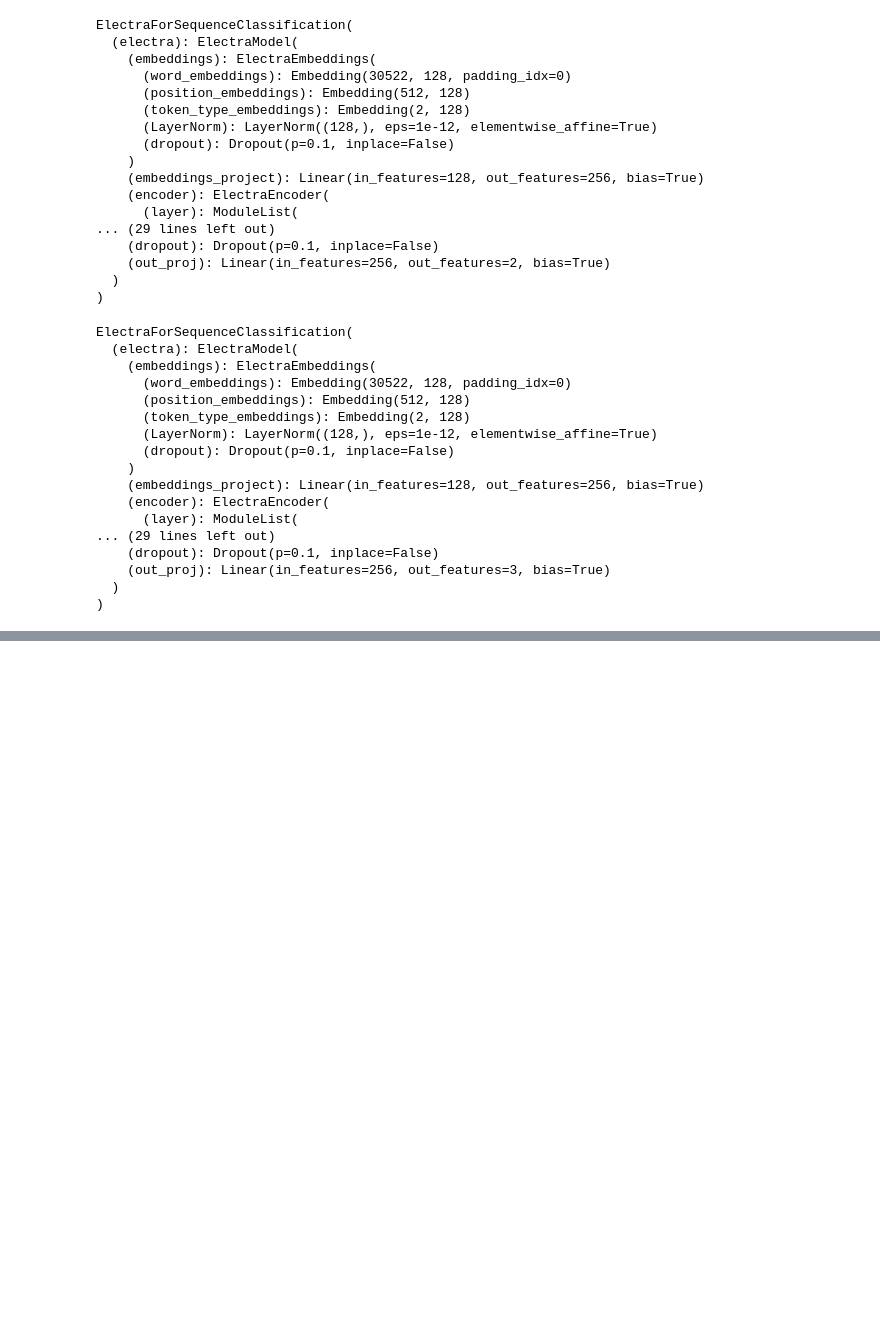
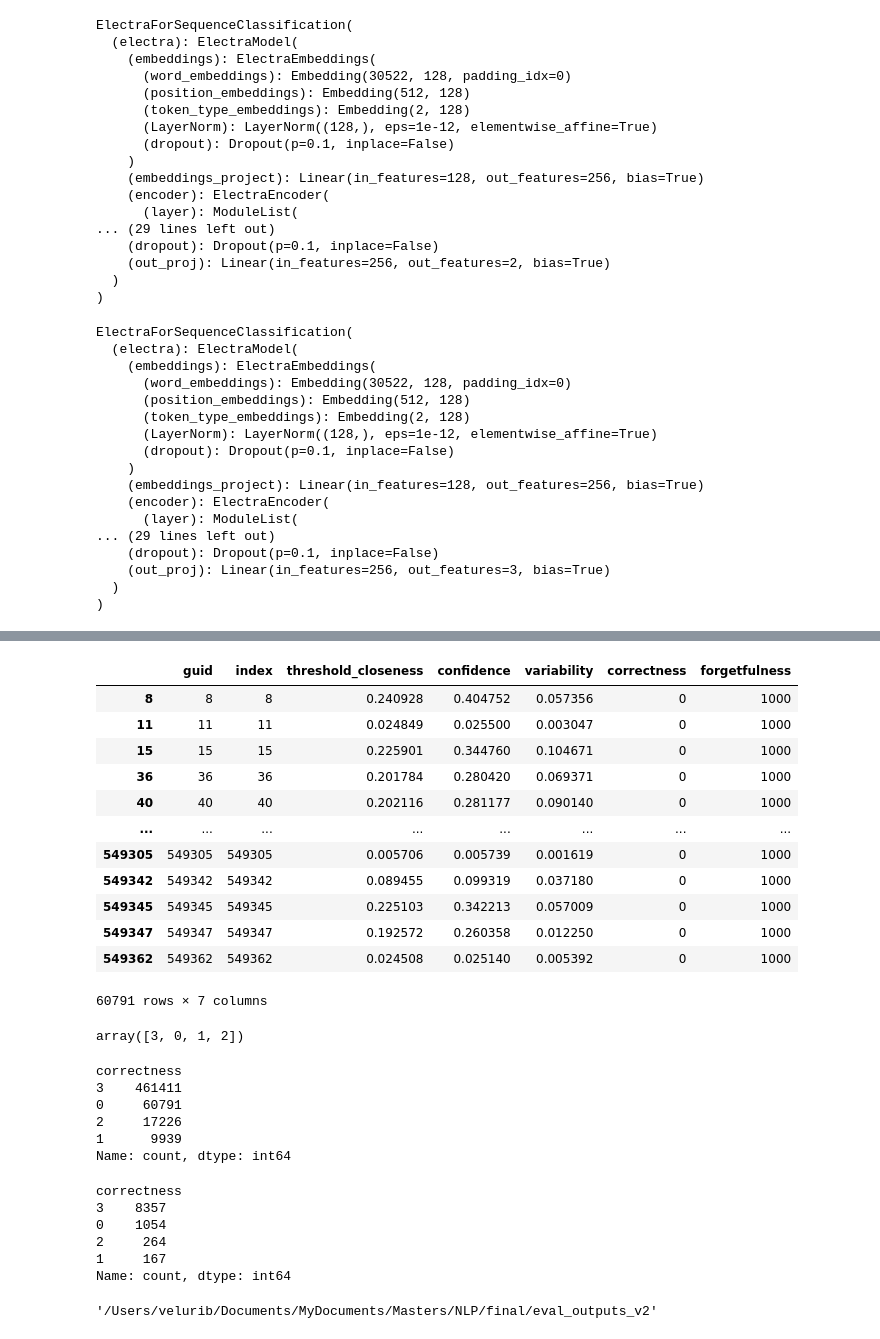
Before and after one commit to veluribharath/nlp-final, a Jupyter notebook: Explore Model Output.ipynb, the cells around one changed output, grey strips where cells are left out. Saved outputs shown, nothing was run; the diff lists cells and outputs as text; code cells hidden in the pictures; blank space fills up the shorter version.

```diff
--- a/Explore Model Output.ipynb
+++ b/Explore Model Output.ipynb
@@ -205,0 +588,42 @@ ElectraForSequenceClassification(
+# %%
+td_metrics[td_metrics['forgetfulness']==1000]
+# %% [output]
+|  | guid | index | threshold_closeness | confidence | variability | correctness | forgetfulness |
+| 8 | 8 | 8 | 0.240928 | 0.404752 | 0.057356 | 0 | 1000 |
+| 11 | 11 | 11 | 0.024849 | 0.025500 | 0.003047 | 0 | 1000 |
+| 15 | 15 | 15 | 0.225901 | 0.344760 | 0.104671 | 0 | 1000 |
+| 36 | 36 | 36 | 0.201784 | 0.280420 | 0.069371 | 0 | 1000 |
+| 40 | 40 | 40 | 0.202116 | 0.281177 | 0.090140 | 0 | 1000 |
+| ... | ... | ... | ... | ... | ... | ... | ... |
+| 549305 | 549305 | 549305 | 0.005706 | 0.005739 | 0.001619 | 0 | 1000 |
+| 549342 | 549342 | 549342 | 0.089455 | 0.099319 | 0.037180 | 0 | 1000 |
+| 549345 | 549345 | 549345 | 0.225103 | 0.342213 | 0.057009 | 0 | 1000 |
+| 549347 | 549347 | 549347 | 0.192572 | 0.260358 | 0.012250 | 0 | 1000 |
+| 549362 | 549362 | 549362 | 0.024508 | 0.025140 | 0.005392 | 0 | 1000 |
+60791 rows × 7 columns
+# %%
+td_metrics['correctness'].unique()
+# %% [output]
+array([3, 0, 1, 2])
+# %%
+td_metrics['correctness'].value_counts()
+# %% [output]
+correctness
+3    461411
+0     60791
+2     17226
+1      9939
+Name: count, dtype: int64
+# %%
+ed_metrics['correctness'].value_counts()
+# %% [output]
+correctness
+3    8357
+0    1054
+2     264
+1     167
+Name: count, dtype: int64
+# %%
+directory
+# %% [output]
+'/Users/velurib/Documents/MyDocuments/Masters/NLP/final/eval_outputs_v2'
```
Also changed, not shown: parts of 84 cells of this notebook, 4 other files.
